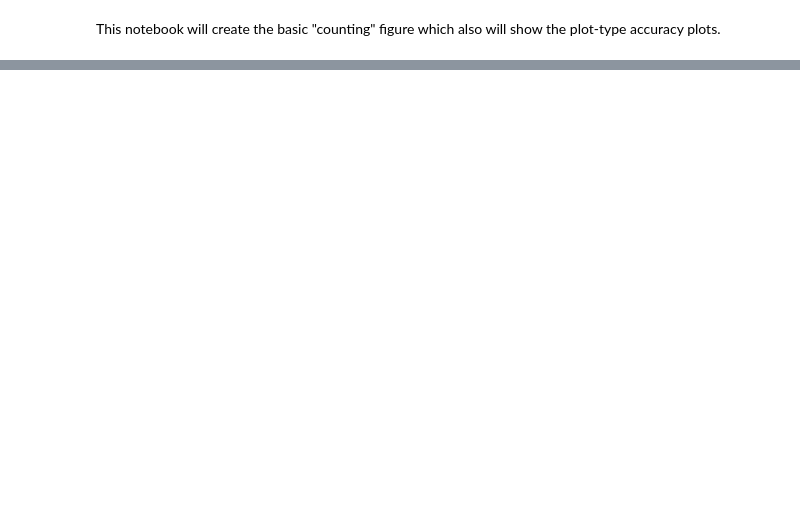
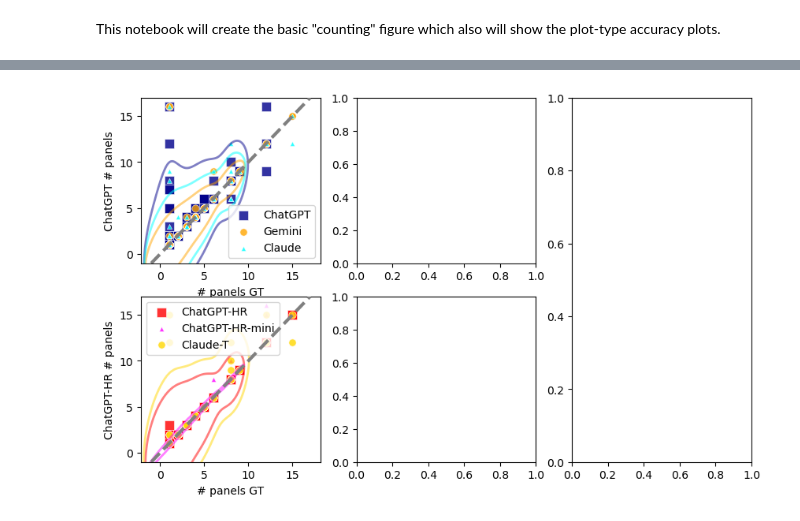
Before and after one commit to ReadingTimeMachine/LLM_VQA_MultiPanel, a Jupyter notebook: figure_notebooks/counting_types_figure.ipynb, the cells around one changed output, grey strips where cells are left out. Cells and saved outputs as stored; diff of their text form; code cells hidden in the pictures; blank space fills up the shorter version.

Commit message:
starting to add plots

```diff
--- a/figure_notebooks/counting_types_figure.ipynb
+++ b/figure_notebooks/counting_types_figure.ipynb
@@ -9,0 +182,18 @@ fig, axes = plt.subplot_mosaic([['A', 'B', 'heatmap'],
+# %%
+count_cut = 2
+
+# for number of panels, cut each
+dfpsort = df_low['# panels GT'].value_counts().sort_index()
+panels_cut = dfpsort[dfpsort >= count_cut].index
+print('only these panels:', np.array(panels_cut.values))
+
+dfcut_low = df_low.copy()
+dfcut_low = dfcut_low[dfcut_low['# panels GT'].isin(panels_cut)]
+
+# for number of panels, cut each
+dfpsort = df_high['# panels GT'].value_counts().sort_index()
+panels_cut = dfpsort[dfpsort >= count_cut].index
+print('only these panels:', np.array(panels_cut.values))
+
+dfcut_high = df_high.copy()
+dfcut_high = dfcut_high[dfcut_high['# panels GT'].isin(panels_cut)]
@@ -9,0 +228,59 @@ fig, axes = plt.subplot_mosaic([['A', 'B', 'heatmap'],
+# %%
+fig, axes = plt.subplot_mosaic([['low-npanels', 'low-nbars', 'heatmap'],
+                                 ['high-npanels', 'high-nbars', 'heatmap']], figsize=(10, 6))
+
+fudge = 2
+levels = [0.1]
+plot_kde = True
+eq_linethick = 3
+eq_linestyle = '--'
+eq_linecolor = 'gray'
+
+# get sub for low/high
+dfplot = dfcut_low
+q = question_npanels[0]
+
+
+
+
+gttag = '# panels GT' # for fixed axis
+
+for modeltype, labels, colors, marker_styles, marker_sizes, dfplot, name in zip([low_models, high_models],
+                                                                                [labels_low,labels_high],
+                                                                                [colors_low,colors_high],
+                                                                                [marker_styles_low,marker_styles_high],
+                                                                                [marker_sizes_low,marker_sizes_high],
+                                                                                [dfcut_low,dfcut_high],
+                                                                                ['low','high']):
+
+    for model in modeltype:
+        lmtag = labels[model] + ' ' + q['tag']
+        if 'yfudge' not in q:
+            q = deepcopy(q)
+            q['yfudge'] = fudge
+        if 'xfudge' not in q:
+            q['xfudge'] = fudge
+        gt = dfplot[gttag]
+        lmm = dfplot[lmtag]
+
+        add_kde_contours(axes[name+'-npanels'], gt, lmm, colors[model],
+                                        labels[model], marker_styles[model], marker_sizes[model],
+                                        levels=levels, plot_kde=plot_kde)
+    axes[name+'-npanels'].legend()
+    axes[name+'-npanels'].plot([np.min(gt)-q['yfudge'], np.max(gt)+q['yfudge']],
+                            [np.min(gt)-q['yfudge'], np.max(gt)+q['yfudge']],
+                            linestyle=eq_linestyle, linewidth=eq_linethick, zorder=10,
+                            color=eq_linecolor)
+    axes[name+'-npanels'].set_ylim(np.min(gt)-q['yfudge'], np.max(gt)+q['yfudge'])
+
+
+# # set font sizes
+# for ax in axes:
+#     # Set tick label font sizes for second subplot
+#     ax.tick_params(axis='both', which='major', labelsize=tick_fontsize)
+#     legend = ax.get_legend()
+#     if legend is not None:
+#         # Set legend font size for second subplot
+#         ax.legend(fontsize=legend_fontsize)
+# %% [output]
+[figure, added]
```
Also changed, not shown: parts of 14 cells of this notebook.
